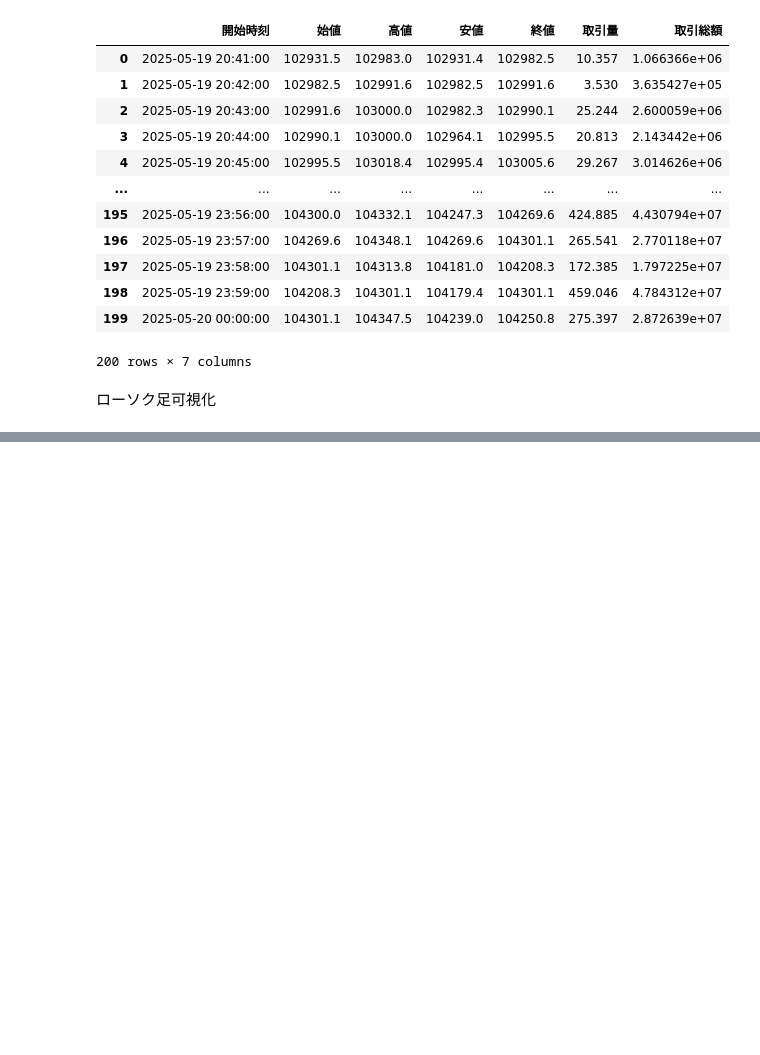
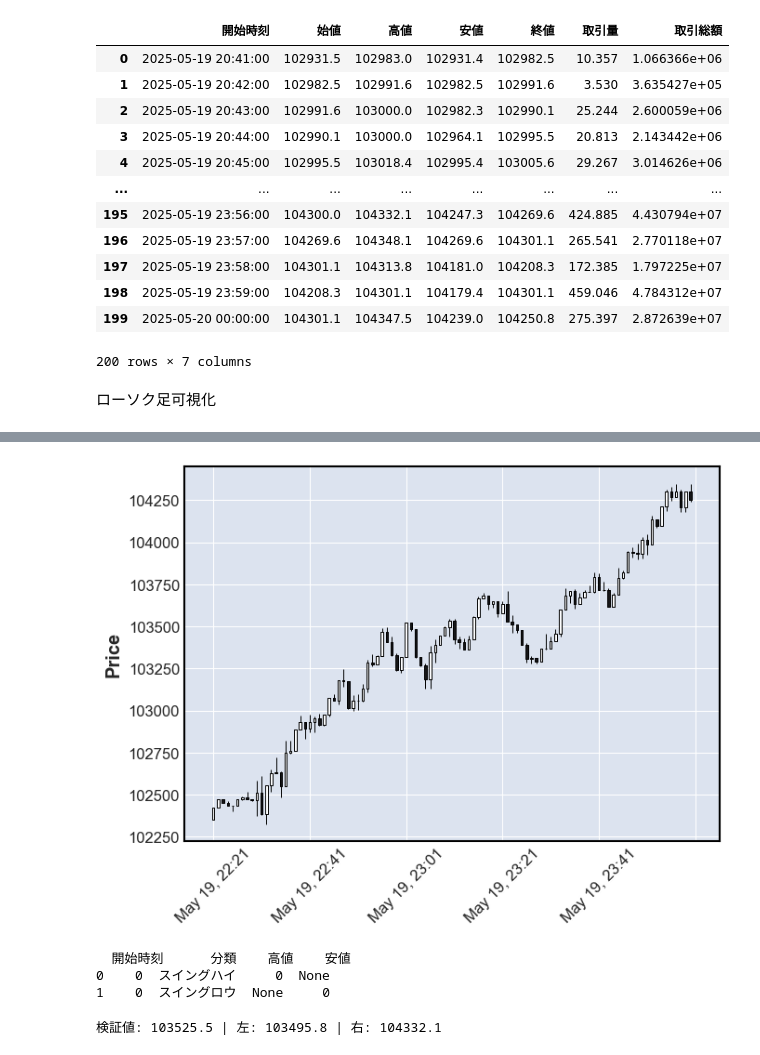
Before and after one commit to tomoyq/auto-trade, a Jupyter notebook: dev.ipynb, the cells around one changed output, grey strips where cells are left out. Drawn from its saved outputs; the diff is of its cells as text; code cells hidden in the pictures; blank space fills up the shorter version.

```diff
--- a/dev.ipynb
+++ b/dev.ipynb
@@ -108,0 +175,5 @@ ValueError: Column "Open" NOT FOUND in Input DataFrame!
+# %%
+bybit_kline = visualization.Visualization()
+bybit_kline.visualization_ByBit_kline(one_BTC.df)
+# %% [output]
+[figure, added]
@@ -108,0 +188,44 @@ ValueError: Column "Open" NOT FOUND in Input DataFrame!
+# %%
+analysis_trend_df = []
+test = [0,'スイングハイ',0,None]
+
+analysis_trend_df.append(test)
+
+test = [0,'スイングロウ',None,0]
+analysis_trend_df.append(test)
+
+analysis_trend_df = pd.DataFrame(data=np.array(analysis_trend_df), columns=ANALYSIS_TREND_COLUMNS)
+
+print(analysis_trend_df)
+# %% [output]
+  開始時刻      分類    高値    安値
+0    0  スイングハイ     0  None
+1    0  スイングロウ  None     0
+# %%
+#高値か安値かの検証をする値
+predicted_value = one_BTC.df.iloc[41]
+#左右各5期間分のデータ
+left_redicted_values = one_BTC.df.iloc[36 : 41]
+right_redicted_values = one_BTC.df.iloc[95 : 100]
+
+#検証する値が左右のデータのどの値よりも大きい場合はスイングハイ、小さい場合はスイングロウ
+#どちらでもない場合は飛ばす
+for i in range(0, PERIOD):
+    #左右のいずれかの高値が検証したい期間の高値より大きい場合は検証値はスイングハイではないと
+    #判断してスイングロウになり得るか検証するためにbreakする
+    if predicted_value['高値'] < left_redicted_values.iloc[i]['高値'] or predicted_value['高値'] < right_redicted_values.iloc[i]['高値']:
+        print(f'検証値: {predicted_value['高値']} | 左: {left_redicted_values.iloc[i]['高値']} | 右: {right_redicted_values.iloc[i]['高値']}')
+        break
+else:
+    analysis_trend_df = pd.DataFrame(
+                            data=np.array([[
+                                predicted_value['開始時刻'],
+                                'スイングハイ',
+                                predicted_value['高値'],
+                                None
+                            ]]),
+                            columns=ANALYSIS_TREND_COLUMNS
+                        )
+    print(analysis_trend_df)
+# %% [output]
+検証値: 103525.5 | 左: 103495.8 | 右: 104332.1
```
Also changed, not shown: parts of 36 cells of this notebook, 7 other files.
